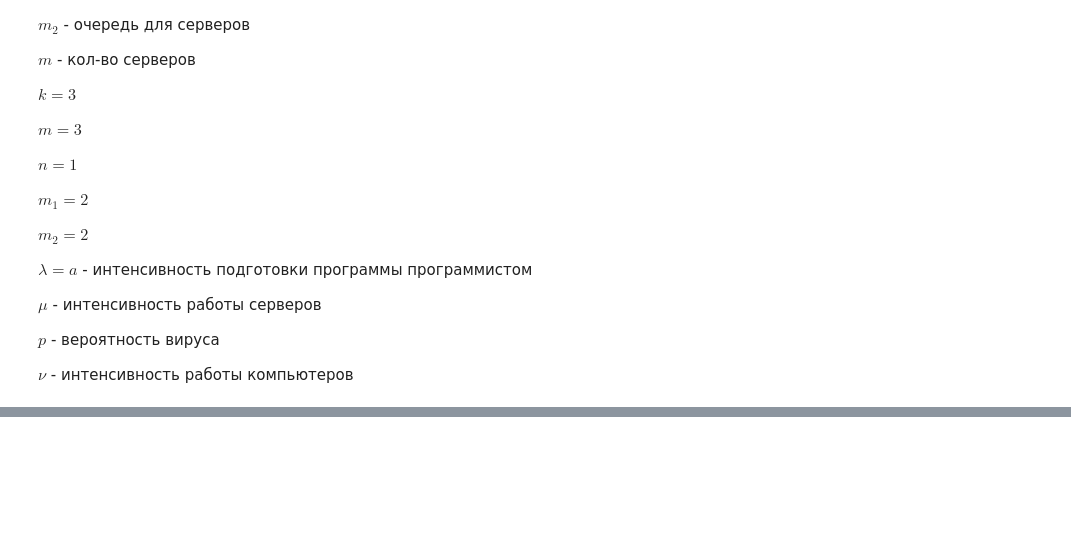
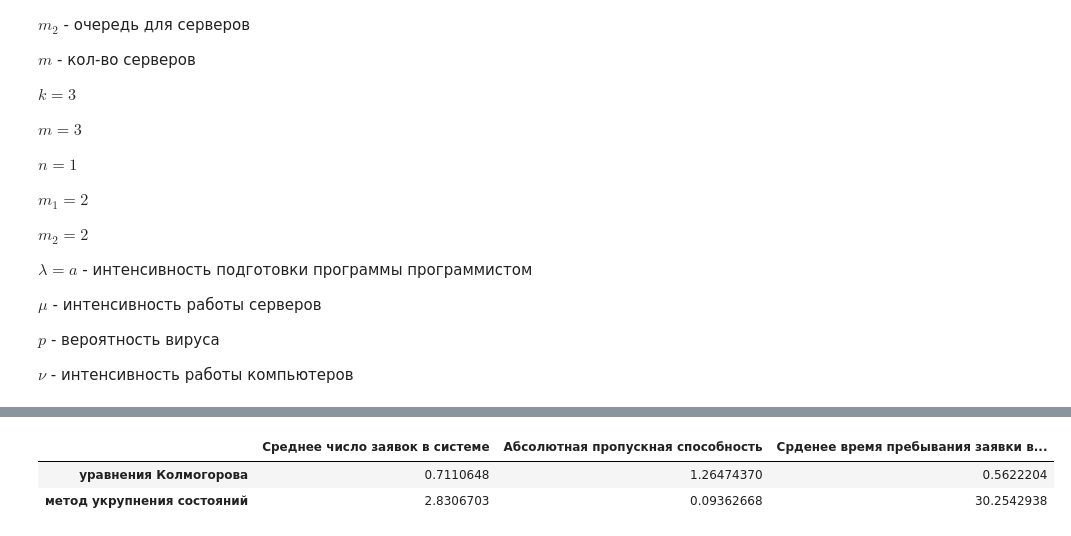
Before and after one commit to Alexandr-AD/8_sem, a Jupyter notebook: АХП КИС/Лабы/Lab_6.ipynb, the cells around one changed output, grey strips where cells are left out. Cells and saved outputs as stored; diff of their text form; code cells hidden in the pictures; blank space fills up the shorter version.

```diff
--- a/АХП КИС/Лабы/Lab_6.ipynb
+++ b/АХП КИС/Лабы/Lab_6.ipynb
@@ -86,0 +84,4 @@ $\nu$ - интенсивность работы компьютеров
+# %%
+S<-data.frame(P30000=0.4927391210605271, P20100=0.3155895855638984, P11100=0.1347525593963124, P02100=0.02876877611694847,
+              P20001=0.0183594440833975, P10101=0.007839238658369442, P01101=0.00167362536860379, P10002=2.280241021698898*10^(-4),
+             P00102=4.868163079043675*10^(-5), P00003=9.440189825324673*10^(-7))
@@ -86,0 +91,3 @@ $\nu$ - интенсивность работы компьютеров
+# %%
+L_syst<-(S$P20100+S$P20001)+2*(S$P11100+S$P10101+S$P10002)+3*(S$P02100+S$P01101+S$P00102+S$P00003)
+L_syst
@@ -86,0 +118,3 @@ $\nu$ - интенсивность работы компьютеров
+# %%
+A_inp <- (K - L_syst) * lambda
+A_inp
@@ -86,0 +127,3 @@ $\nu$ - интенсивность работы компьютеров
+# %%
+T_syst <- L_syst / A_inp
+T_syst
@@ -86,0 +158,68 @@ $\nu$ - интенсивность работы компьютеров
+# %%
+results <- data.frame(L_syst = numeric(2), A_new = numeric(2), T_syst = numeric(2))
+results[1, ] <- c(L_syst, A_inp, T_syst)
+colnames(results) <- c("Среднее число заявок в системе", "Абсолютная пропускная способность", "Срденее время пребывания заявки в системе")
+rownames(results) <- c("уравнения Колмогорова", "метод укрупнения состояний")
+
+L_syst <- 1
+getNu <- function(n) {
+  return((1-p)*nu*min(N, L_syst - n))
+}
+getMu <- function(n) {
+  return(mu * min(M, n))
+}
+getTop <- function(n) {
+  top <- 1
+  for (i in 1:n) {
+    top <- top * getNu(i - 1)
+  }
+  return(top)
+}
+getBottom <- function(n) {
+  bottom <- 1
+  for (i in 1:n) {
+    bottom <- bottom * getMu(i)
+  }
+  return(bottom)
+}
+
+for (indx in 1:10-0) {
+
+  pi_0 <- 1
+  for (i in 1:L_syst) {
+    pi_0 <- pi_0 + getTop(i) / getBottom(i)
+  }
+  pi_0 <- 1 / pi_0
+  pi <- c()
+  for (i in 1:L_syst) {
+    pi <- c(pi, pi_0 * getTop(i) / getBottom(i))
+  }
+
+  mu_o <- 0
+  for (i in 1:L_syst) {
+    mu_o <- mu_o + pi[i] * getMu(i)
+  }
+
+  P_0 <- 1
+  for (i in 1:K) {
+    P_0 <- P_0 +  factorial(K) / factorial(K - i) * lambda^i / mu_o^i
+  }
+  P_0 <- 1 / P_0
+  P <- c()
+  for (i in 1:K) {
+    P <- c(P, P_0 * factorial(K) / factorial(K - i) * lambda^i / mu_o^i)
+  }
+  L_syst <- 0
+  for (i in 1:K) {
+    L_syst <- L_syst + i * P[i]
+  }
+}
+
+T_syst <- L_syst / (lambda * (K - L_syst))
+
+results[2, ] <- c(L_syst, mu_o, T_syst)
+results
+# %% [output]
+|  | Среднее число заявок в системе | Абсолютная пропускная способность | Срденее время пребывания заявки в... |
+| уравнения Колмогорова | 0.7110648 | 1.26474370 | 0.5622204 |
+| метод укрупнения состояний | 2.8306703 | 0.09362668 | 30.2542938 |
```
Also changed, not shown: parts of 20 cells of this notebook, 5 other files.
